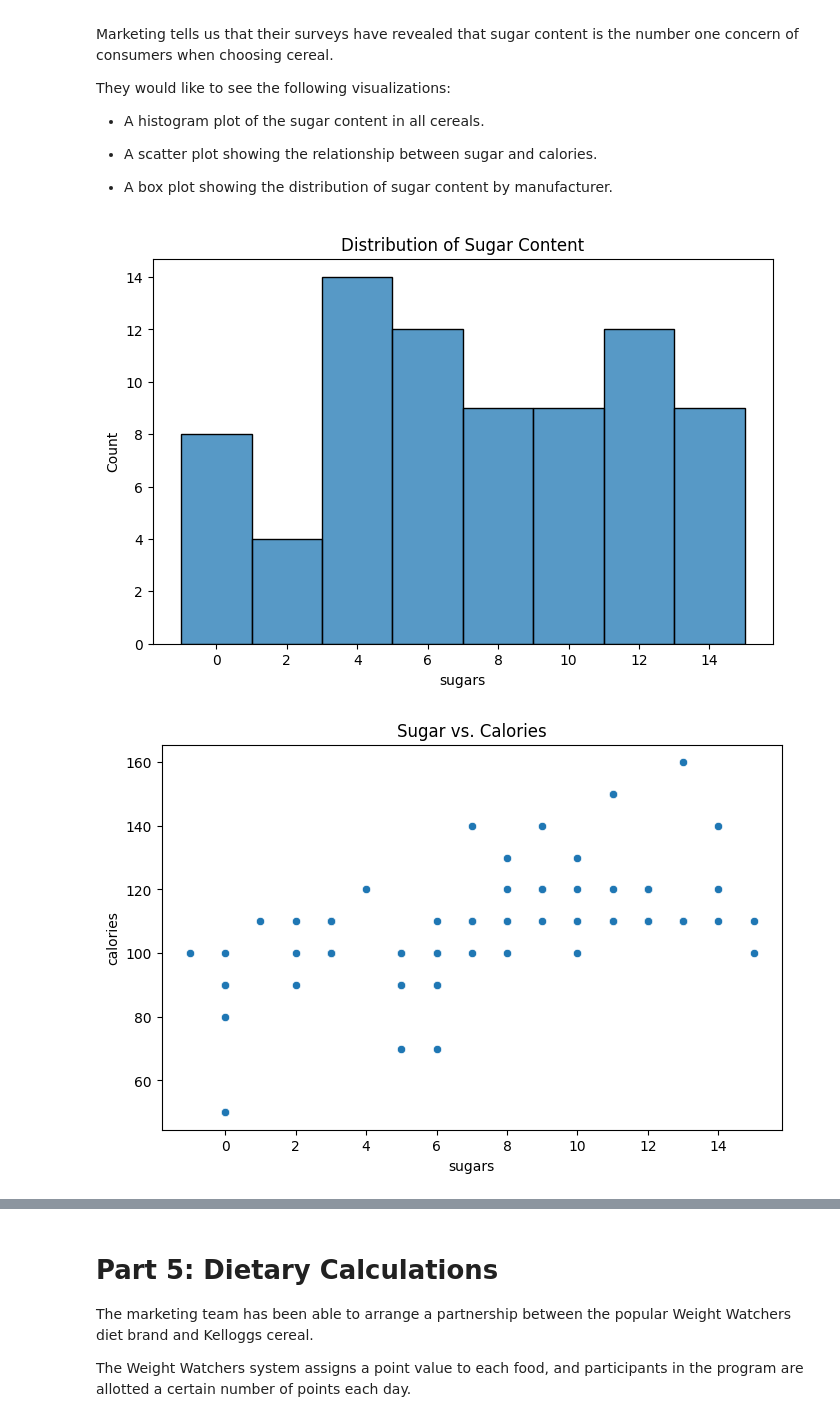
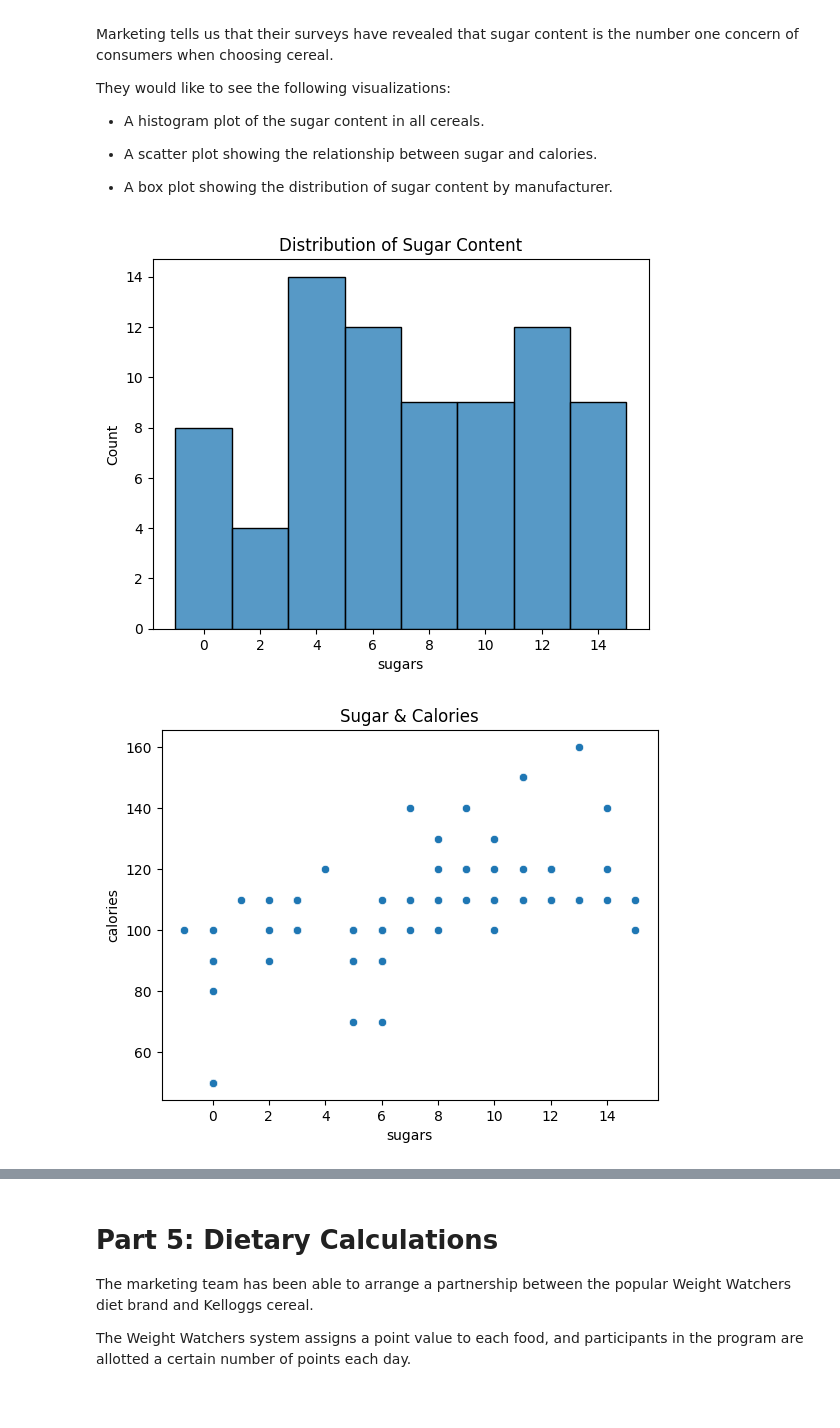
Before and after one commit to Yucheol-Son-BYUI/CSE310_W0_HelloWorld, a Jupyter notebook: notebooks/Exploration_02.ipynb, the cells around one changed output, grey strips where cells are left out. Cells and saved outputs as stored; diff of their text form; code cells hidden in the pictures.

```diff
--- a/notebooks/Exploration_02.ipynb
+++ b/notebooks/Exploration_02.ipynb
@@ -169,24 +169,19 @@ They would like to see the following visualizations:
 # %%
 # Create the three visualzations requested by the the marketing team
 # Histogram
-plt.figure(figsize=(8, 5))
 sns.histplot(data=df, x='sugars')
 plt.title("Distribution of Sugar Content")
 plt.show()
 
 # Scatter Plot
-plt.figure(figsize=(8, 5))
 sns.scatterplot(data=df, x='sugars', y='calories')
 plt.title("Sugar & Calories")
 plt.show()
 
-# 3. 박스 플롯 (Box Plot) - 카테고리별 수치 분포
-# x축에 카테고리(mfr_long), y축에 수치(sugars)를 넣습니다.
-plt.figure(figsize=(12, 6))
+# Box Plot
 sns.boxplot(data=df, x='mfr_long', y='sugars')
-plt.title("Sugar Content by Manufacturer")
-plt.xticks(rotation=45) # 이름이 길면 45도 기울이기
+plt.title("Sugar by Manufacturer")
 plt.show()
 # %% [output]
-[figure, old version]
+[figure, new version]
-[figure, old version]
+[figure, new version]
```
Also changed, not shown: parts of 2 cells of this notebook.
